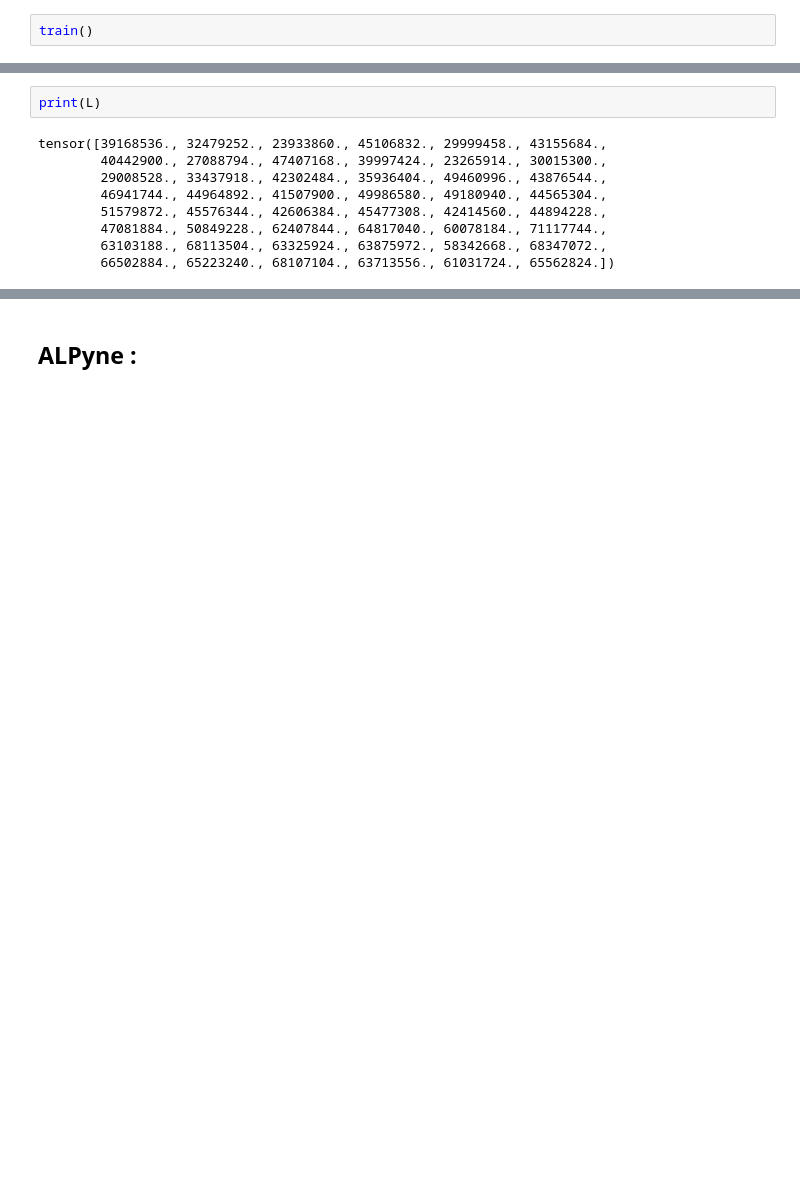
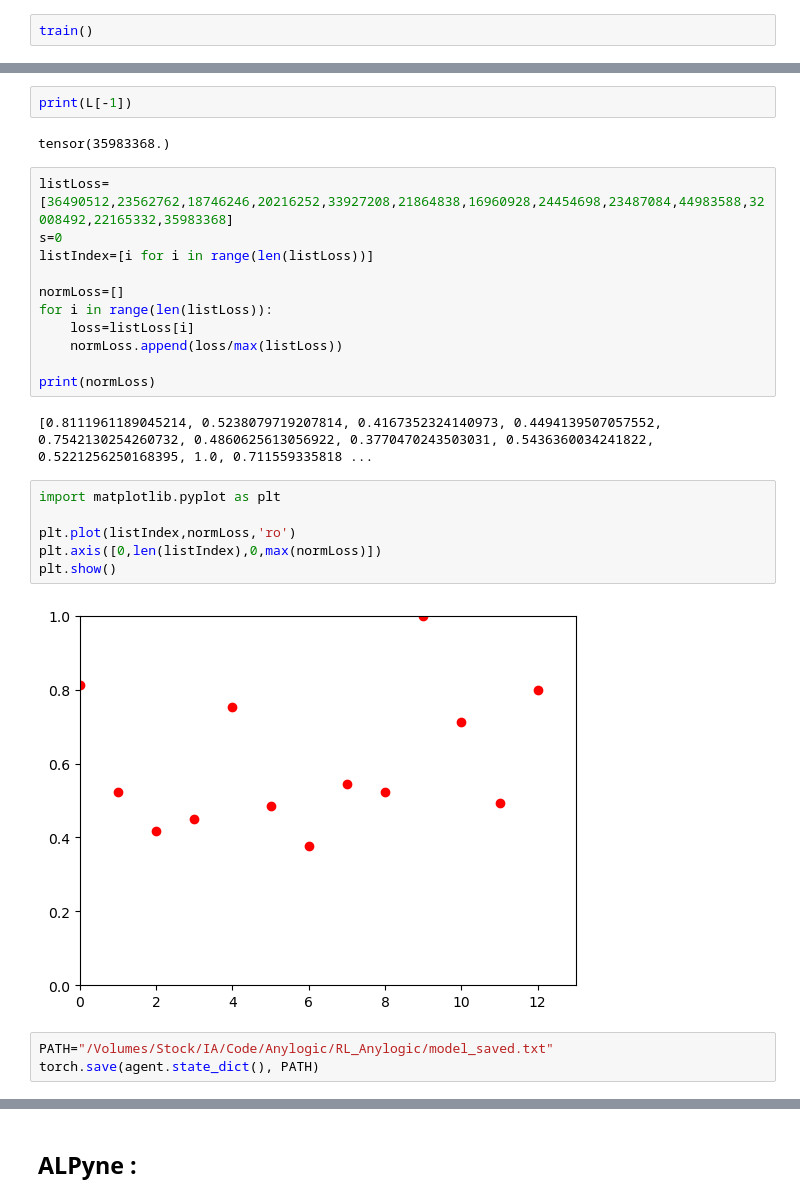
Before and after one commit to gabriellecaillaud/RL_electrical_networks, a Jupyter notebook: Agent.ipynb, the cells around one changed output, grey strips where cells are left out. Saved outputs shown, nothing was run; the diff lists cells and outputs as text; blank space fills up the shorter version.

Commit message:
agent debugué

```diff
--- a/Agent.ipynb
+++ b/Agent.ipynb
@@ -449,11 +487,28 @@ train()
 # %%
-print(L)
+print(L[-1])
 # %% [output]
-tensor([39168536., 32479252., 23933860., 45106832., 29999458., 43155684.,
-        40442900., 27088794., 47407168., 39997424., 23265914., 30015300.,
-        29008528., 33437918., 42302484., 35936404., 49460996., 43876544.,
-        46941744., 44964892., 41507900., 49986580., 49180940., 44565304.,
-        51579872., 45576344., 42606384., 45477308., 42414560., 44894228.,
-        47081884., 50849228., 62407844., 64817040., 60078184., 71117744.,
-        63103188., 68113504., 63325924., 63875972., 58342668., 68347072.,
-        66502884., 65223240., 68107104., 63713556., 61031724., 65562824.])
+tensor(35983368.)
+# %%
+listLoss=[36490512,23562762,18746246,20216252,33927208,21864838,16960928,24454698,23487084,44983588,32008492,22165332,35983368]
+s=0
+listIndex=[i for i in range(len(listLoss))]
+
+normLoss=[]
+for i in range(len(listLoss)):
+    loss=listLoss[i]
+    normLoss.append(loss/max(listLoss))
+
+print(normLoss)
+# %% [output]
+[0.8111961189045214, 0.5238079719207814, 0.4167352324140973, 0.4494139507057552, 0.7542130254260732, 0.4860625613056922, 0.3770470243503031, 0.5436360034241822, 0.5221256250168395, 1.0, 0.711559335818 ...
+# %%
+import matplotlib.pyplot as plt
+
+plt.plot(listIndex,normLoss,'ro')
+plt.axis([0,len(listIndex),0,max(normLoss)])
+plt.show()
+# %% [output]
+[figure, added]
+# %%
+PATH="/Volumes/Stock/IA/Code/Anylogic/RL_Anylogic/model_saved.txt"
+torch.save(agent.state_dict(), PATH)
```
Also changed, not shown: parts of 24 cells of this notebook.
